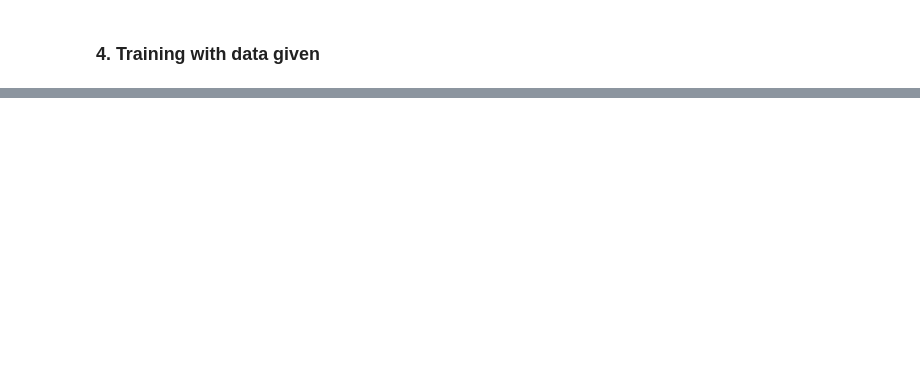
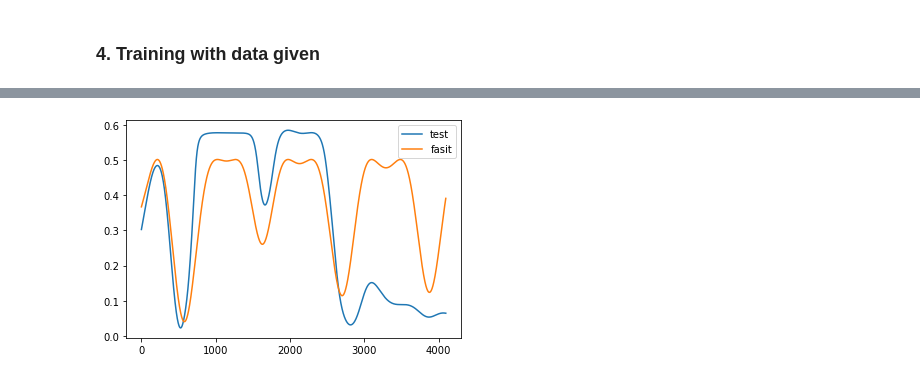
Before and after one commit to vivekapriyas/Function_Neural_Network, a Jupyter notebook: Project2.ipynb, the cells around one changed output, grey strips where cells are left out. Saved outputs shown, nothing was run; the diff lists cells and outputs as text; code cells hidden in the pictures; blank space fills up the shorter version.

```diff
--- a/Project2.ipynb
+++ b/Project2.ipynb
@@ -359,7 +345,7 @@ plt.show()
 # %%
 d_0 = 3
 N_0 = 3000
-K_0= 150
+K_0= 50
 
 
 batch0 = generate_data()
@@ -370,7 +356,7 @@ T0_tilde.resize(1,T0_tilde.shape[0])
 
 I_0 = p0_tilde.shape[1]
 
-mu_0, omega_0, W_0, b_0, J_0, ypsilon_0 = trainingAlgorithm(K_0, d_0, h, tau, p0_tilde, T0_tilde, eta, sigma, eta_div, sigma_div, N_0, "adam")
+mu_0, omega_0, W_0, b_0, J_0, ypsilon_0 = trainingAlgorithm(K_0, d_0, h, tau, p0_tilde, T0_tilde, eta, sigma, eta_div, sigma_div, N_0,500, "adam")
 # %%
 writeParams(W_0, b_0, omega_0, mu_0, ypsilon_0, filename = 'trainingParams_0.txt')
 # %%
@@ -396,19 +384,17 @@ plt.show()
 
 batch1 = generate_data(1)
 
-p1_tilde, ap1,bp1 = scale(batch1['P'])
-T1_tilde, aT1, bT1 = scale(batch1['T'])
-T1_tilde.resize(1,T1_tilde.shape[0])
+p1 = batch1['P']
+T1 =batch1['T']
+T1.resize(1,T1.shape[0])
 
 
-ZTest_1 = getZ(p1_tilde, W_0, b_0, K_0, d_0, I_0, h, sigma)
-ypsilonTest_1_tilde = getYpsilon(ZTest_1, omega_0, mu_0, K_0, eta)
-
-
-ypsilonTest_1 = inverseScale(ypsilonTest_1_tilde, aT1, bT1)
+ypsilonTest_1 = testing(p1, T1, W_0, b_0, omega_0, mu_0, K_0, d_0, I_0, h, sigma, eta)
 # %%
 x = np.arange(0, I_0)
 plt.plot(x, ypsilonTest_1, label ="test")
-plt.plot(x, batch1["T"], label = "fasit")
+plt.plot(x, T1[0], label = "fasit")
 plt.legend()
 plt.show()
+# %% [output]
+[figure, added]
```
Also changed, not shown: parts of 9 cells of this notebook.
